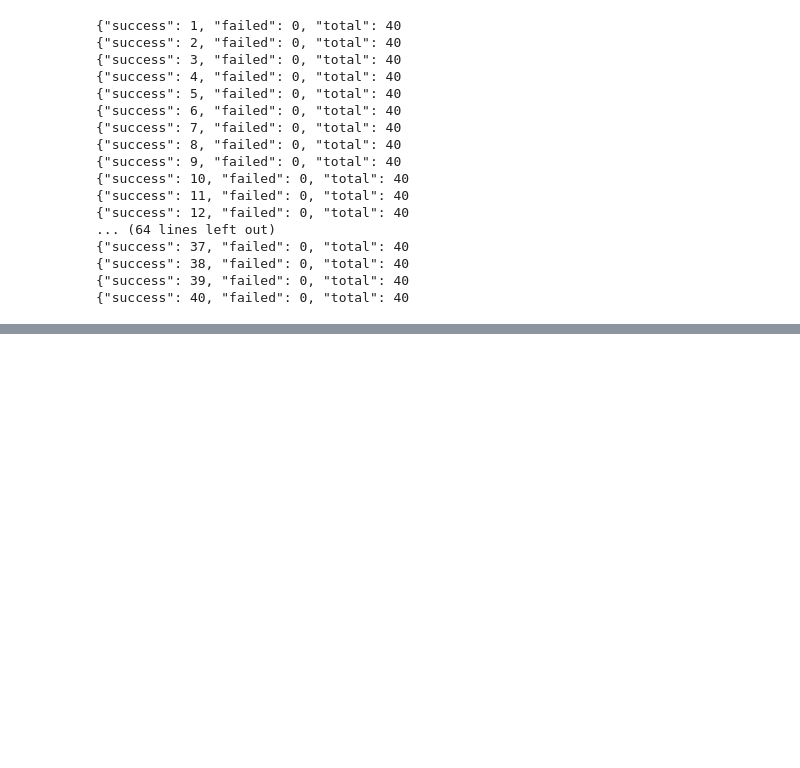
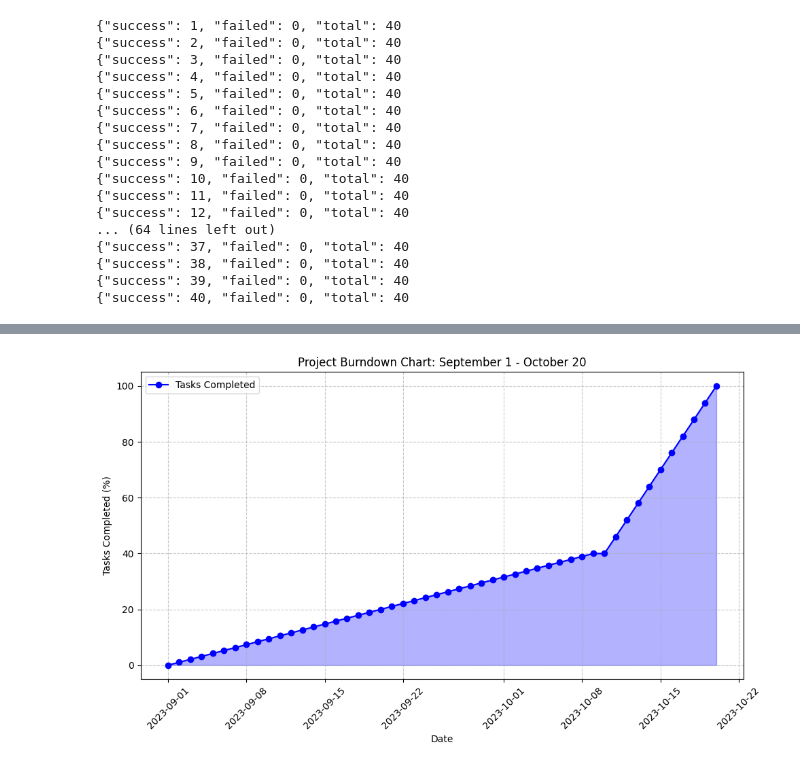
Before and after one commit to parth3108/SatelliteImage_AutoEncoder, a Jupyter notebook: api/main.ipynb, the cells around one changed output, grey strips where cells are left out. Drawn from its saved outputs; the diff is of its cells as text; code cells hidden in the pictures; blank space fills up the shorter version.

```diff
--- a/api/main.ipynb
+++ b/api/main.ipynb
@@ -125,0 +219,38 @@ with requests.post("http://0.0.0.0:8000/run_pipeline?run_id=2", json=config,stre
+# %%
+import matplotlib.pyplot as plt
+import pandas as pd
+import numpy as np
+
+# Define the timeline of the project from September 1 to October 20
+dates = pd.date_range(start='2023-09-01', end='2023-10-20')
+total_days = len(dates)
+
+# Simulate task completion (0 to 100%) over this period, with 60% completed in the last 7 days.
+# Assume that 40% of tasks were completed gradually up to October 13, then 60% in the final week.
+tasks_completed = np.concatenate([
+    np.linspace(0, 40, total_days -11),  # Gradual progress until the last 7 days
+    np.linspace(40, 100, 11)              # Rapid progress in the last 7 days
+])
+
+# Create a dataframe for the burndown chart data
+data = pd.DataFrame({
+    'Date': dates,
+    'Tasks Completed (%)': tasks_completed
+})
+
+# Plot the burndown chart
+plt.figure(figsize=(10, 6))
+plt.plot(data['Date'], data['Tasks Completed (%)'], marker='o', color='b', label='Tasks Completed')
+plt.fill_between(data['Date'], data['Tasks Completed (%)'], alpha=0.3, color='blue')
+plt.title('Project Burndown Chart: September 1 - October 20')
+plt.xlabel('Date')
+plt.ylabel('Tasks Completed (%)')
+plt.xticks(rotation=45)
+plt.grid(True, linestyle='--', alpha=0.7)
+plt.legend()
+
+# Show the chart
+plt.tight_layout()
+plt.show()
+# %% [output]
+[figure, added]
```
Also changed, not shown: parts of 1 cell of this notebook, 11 other files.
